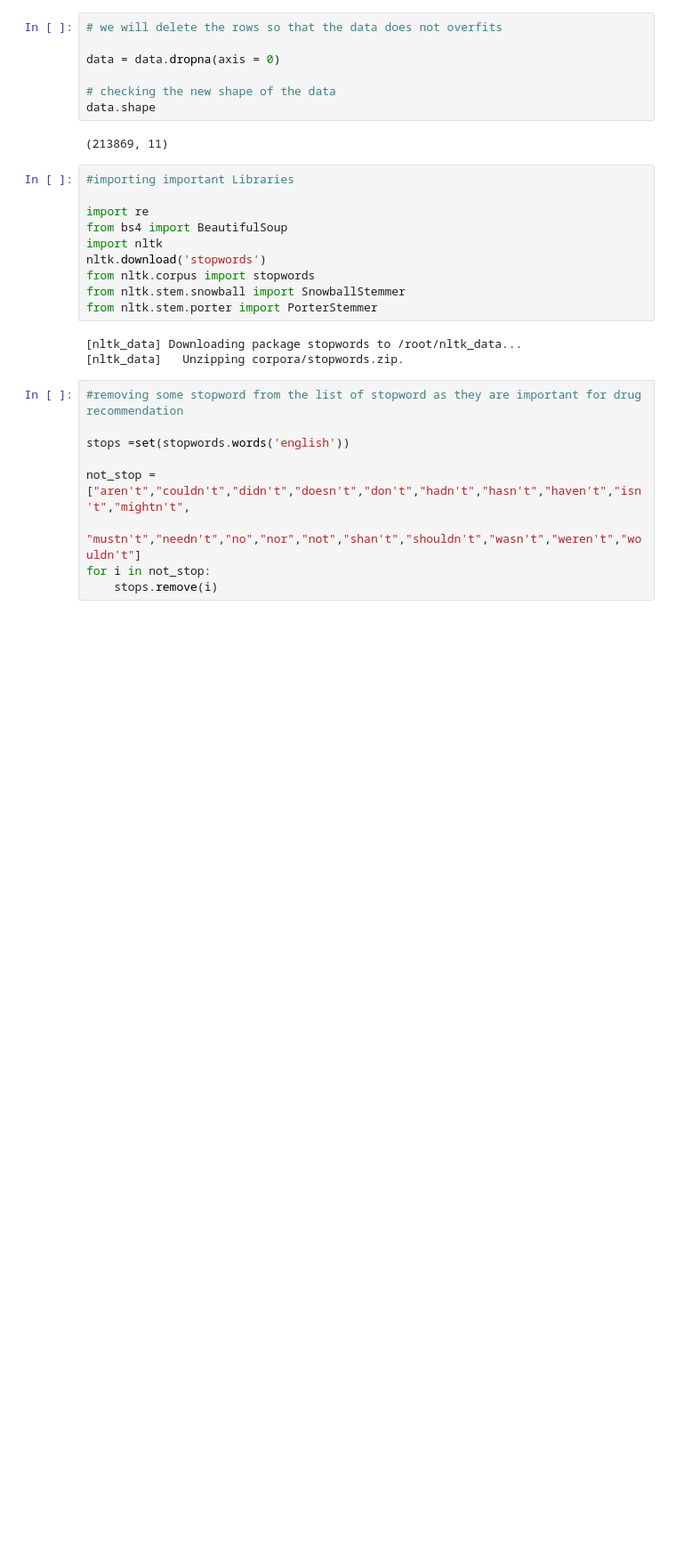
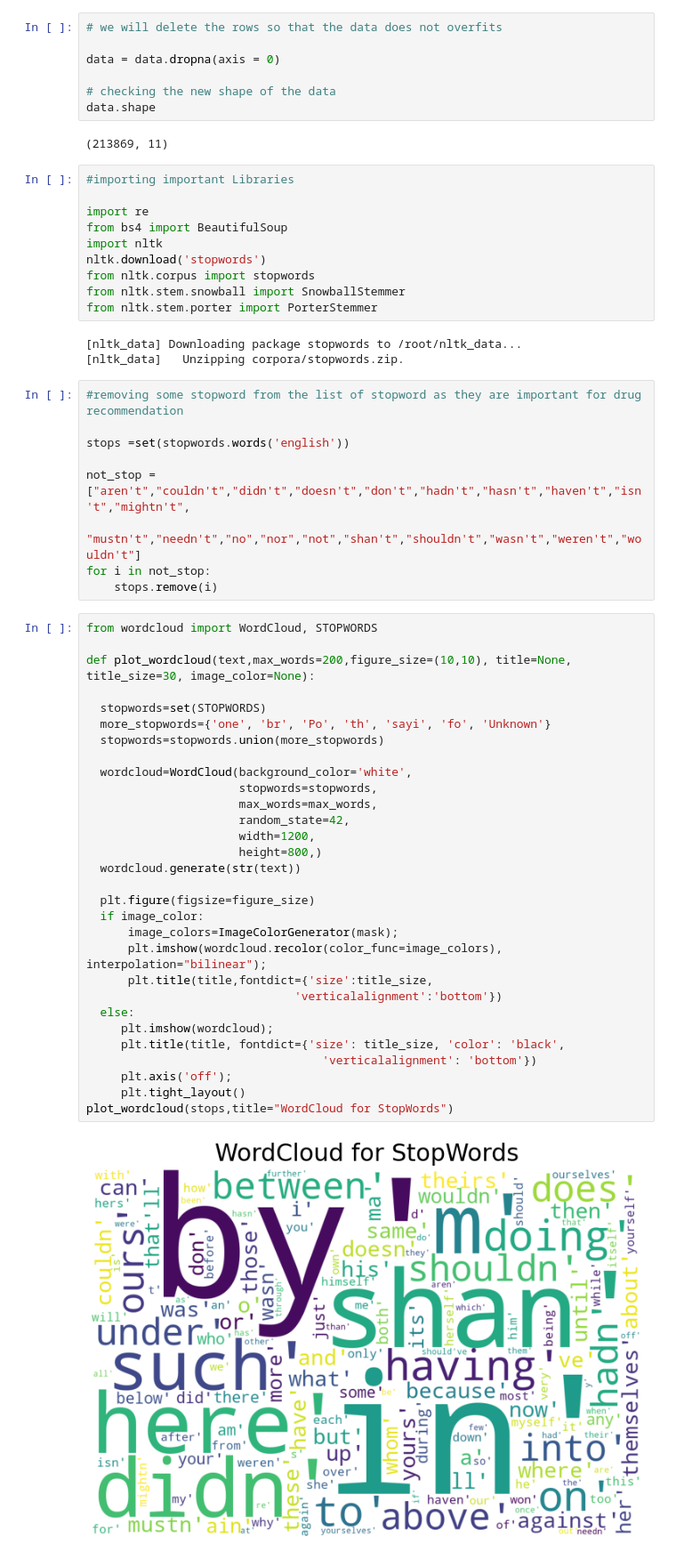
Before and after one commit to buriihenry/Drugs-Recommendation, a Jupyter notebook: Drugs_Recommendation.ipynb, the cells around one changed output. Shown at 89% size. Saved outputs shown, nothing was run; the diff lists cells and outputs as text; blank space fills up the shorter version.

```diff
--- a/Drugs_Recommendation.ipynb
+++ b/Drugs_Recommendation.ipynb
@@ -456,3 +456,35 @@ not_stop = ["aren't","couldn't","didn't","doesn't","don't","hadn't","hasn't","ha
             "mustn't","needn't","no","nor","not","shan't","shouldn't","wasn't","weren't","wouldn't"]
 for i in not_stop:
     stops.remove(i)
+# %%
+from wordcloud import WordCloud, STOPWORDS
+
+def plot_wordcloud(text,max_words=200,figure_size=(10,10), title=None, title_size=30, image_color=None):
+
+  stopwords=set(STOPWORDS)
+  more_stopwords={'one', 'br', 'Po', 'th', 'sayi', 'fo', 'Unknown'}
+  stopwords=stopwords.union(more_stopwords)
+
+  wordcloud=WordCloud(background_color='white',
+                      stopwords=stopwords,
+                      max_words=max_words,
+                      random_state=42,
+                      width=1200,
+                      height=800,)
+  wordcloud.generate(str(text))
+
+  plt.figure(figsize=figure_size)
+  if image_color:
+      image_colors=ImageColorGenerator(mask);
+      plt.imshow(wordcloud.recolor(color_func=image_colors), interpolation="bilinear");
+      plt.title(title,fontdict={'size':title_size,
+                              'verticalalignment':'bottom'})
+  else:
+     plt.imshow(wordcloud);
+     plt.title(title, fontdict={'size': title_size, 'color': 'black',
+                                  'verticalalignment': 'bottom'})
+     plt.axis('off');
+     plt.tight_layout()
+plot_wordcloud(stops,title="WordCloud for StopWords")
+# %% [output]
+[figure, added]
```
